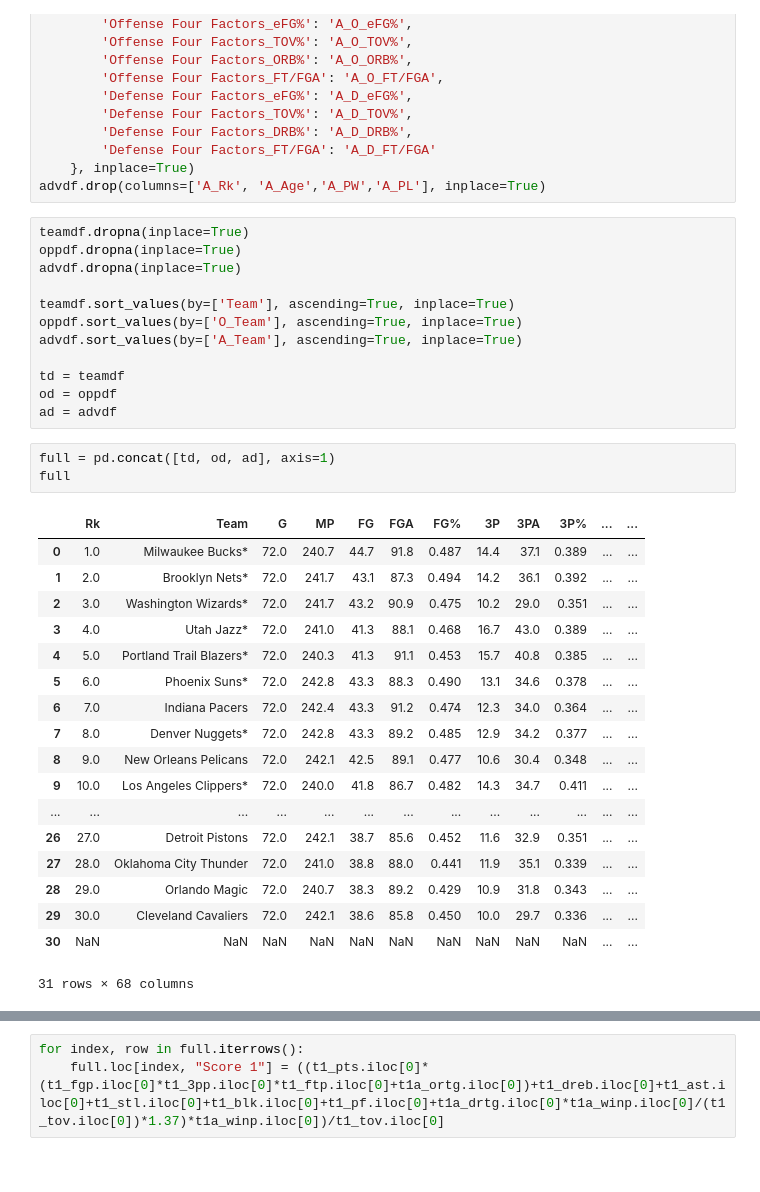
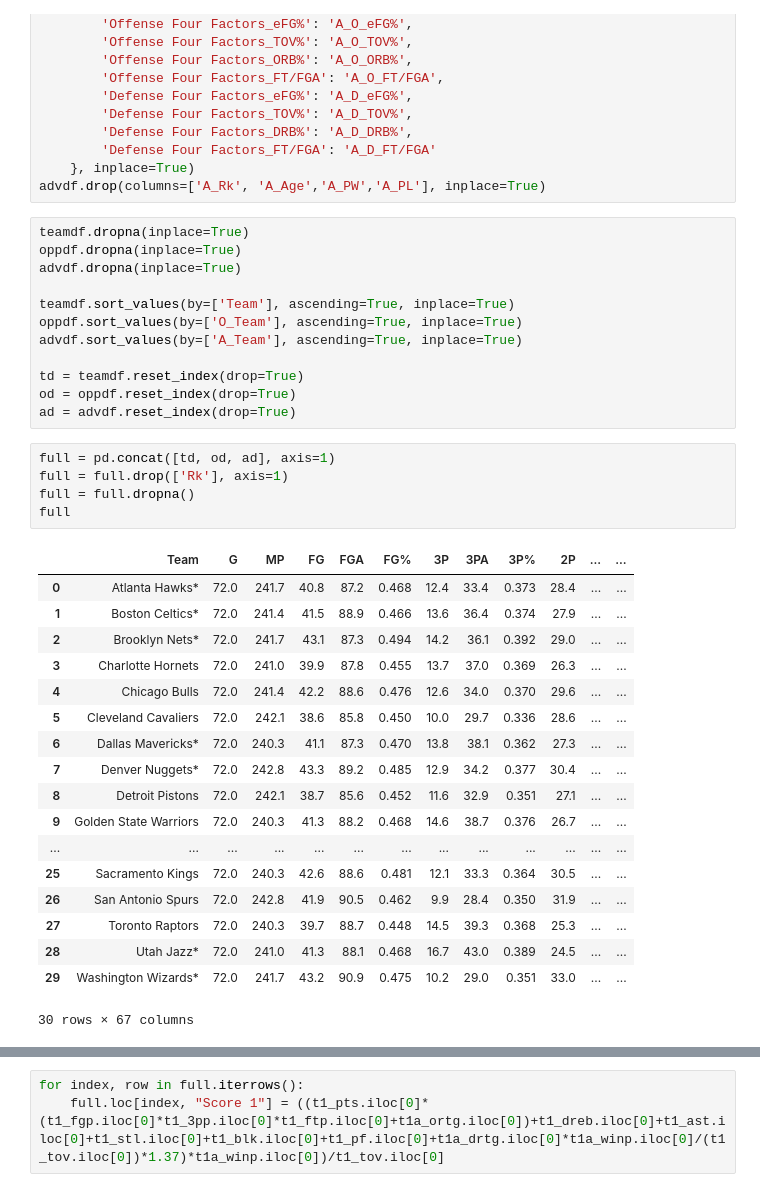
Before and after one commit to MKHN15/NBA-Stat-Padder, a Jupyter notebook: 2021-22 Season/Champion Predictor.ipynb, the cells around one changed output, grey strips where cells are left out. Saved outputs shown, nothing was run; the diff lists cells and outputs as text.

```diff
--- a/2021-22 Season/Champion Predictor.ipynb
+++ b/2021-22 Season/Champion Predictor.ipynb
@@ -116,28 +116,30 @@ teamdf.sort_values(by=['Team'], ascending=True, inplace=True)
 oppdf.sort_values(by=['O_Team'], ascending=True, inplace=True)
 advdf.sort_values(by=['A_Team'], ascending=True, inplace=True)
 
-td = teamdf
-od = oppdf
-ad = advdf
+td = teamdf.reset_index(drop=True)
+od = oppdf.reset_index(drop=True)
+ad = advdf.reset_index(drop=True)
 # %%
 full = pd.concat([td, od, ad], axis=1)
+full = full.drop(['Rk'], axis=1)
+full = full.dropna()
 full
 # %% [output]
-|  | Rk | Team | G | MP | FG | FGA | FG% | 3P | 3PA | 3P% | ... | ... |
-| 0 | 1.0 | Milwaukee Bucks* | 72.0 | 240.7 | 44.7 | 91.8 | 0.487 | 14.4 | 37.1 | 0.389 | ... | ... |
-| 1 | 2.0 | Brooklyn Nets* | 72.0 | 241.7 | 43.1 | 87.3 | 0.494 | 14.2 | 36.1 | 0.392 | ... | ... |
-| 2 | 3.0 | Washington Wizards* | 72.0 | 241.7 | 43.2 | 90.9 | 0.475 | 10.2 | 29.0 | 0.351 | ... | ... |
-| 3 | 4.0 | Utah Jazz* | 72.0 | 241.0 | 41.3 | 88.1 | 0.468 | 16.7 | 43.0 | 0.389 | ... | ... |
-| 4 | 5.0 | Portland Trail Blazers* | 72.0 | 240.3 | 41.3 | 91.1 | 0.453 | 15.7 | 40.8 | 0.385 | ... | ... |
-| 5 | 6.0 | Phoenix Suns* | 72.0 | 242.8 | 43.3 | 88.3 | 0.490 | 13.1 | 34.6 | 0.378 | ... | ... |
-| 6 | 7.0 | Indiana Pacers | 72.0 | 242.4 | 43.3 | 91.2 | 0.474 | 12.3 | 34.0 | 0.364 | ... | ... |
-| 7 | 8.0 | Denver Nuggets* | 72.0 | 242.8 | 43.3 | 89.2 | 0.485 | 12.9 | 34.2 | 0.377 | ... | ... |
-| 8 | 9.0 | New Orleans Pelicans | 72.0 | 242.1 | 42.5 | 89.1 | 0.477 | 10.6 | 30.4 | 0.348 | ... | ... |
-| 9 | 10.0 | Los Angeles Clippers* | 72.0 | 240.0 | 41.8 | 86.7 | 0.482 | 14.3 | 34.7 | 0.411 | ... | ... |
+|  | Team | G | MP | FG | FGA | FG% | 3P | 3PA | 3P% | 2P | ... | ... |
+| 0 | Atlanta Hawks* | 72.0 | 241.7 | 40.8 | 87.2 | 0.468 | 12.4 | 33.4 | 0.373 | 28.4 | ... | ... |
+| 1 | Boston Celtics* | 72.0 | 241.4 | 41.5 | 88.9 | 0.466 | 13.6 | 36.4 | 0.374 | 27.9 | ... | ... |
+| 2 | Brooklyn Nets* | 72.0 | 241.7 | 43.1 | 87.3 | 0.494 | 14.2 | 36.1 | 0.392 | 29.0 | ... | ... |
+| 3 | Charlotte Hornets | 72.0 | 241.0 | 39.9 | 87.8 | 0.455 | 13.7 | 37.0 | 0.369 | 26.3 | ... | ... |
+| 4 | Chicago Bulls | 72.0 | 241.4 | 42.2 | 88.6 | 0.476 | 12.6 | 34.0 | 0.370 | 29.6 | ... | ... |
+| 5 | Cleveland Cavaliers | 72.0 | 242.1 | 38.6 | 85.8 | 0.450 | 10.0 | 29.7 | 0.336 | 28.6 | ... | ... |
+| 6 | Dallas Mavericks* | 72.0 | 240.3 | 41.1 | 87.3 | 0.470 | 13.8 | 38.1 | 0.362 | 27.3 | ... | ... |
+| 7 | Denver Nuggets* | 72.0 | 242.8 | 43.3 | 89.2 | 0.485 | 12.9 | 34.2 | 0.377 | 30.4 | ... | ... |
+| 8 | Detroit Pistons | 72.0 | 242.1 | 38.7 | 85.6 | 0.452 | 11.6 | 32.9 | 0.351 | 27.1 | ... | ... |
+| 9 | Golden State Warriors | 72.0 | 240.3 | 41.3 | 88.2 | 0.468 | 14.6 | 38.7 | 0.376 | 26.7 | ... | ... |
 | ... | ... | ... | ... | ... | ... | ... | ... | ... | ... | ... | ... | ... |
-| 26 | 27.0 | Detroit Pistons | 72.0 | 242.1 | 38.7 | 85.6 | 0.452 | 11.6 | 32.9 | 0.351 | ... | ... |
-| 27 | 28.0 | Oklahoma City Thunder | 72.0 | 241.0 | 38.8 | 88.0 | 0.441 | 11.9 | 35.1 | 0.339 | ... | ... |
-| 28 | 29.0 | Orlando Magic | 72.0 | 240.7 | 38.3 | 89.2 | 0.429 | 10.9 | 31.8 | 0.343 | ... | ... |
-| 29 | 30.0 | Cleveland Cavaliers | 72.0 | 242.1 | 38.6 | 85.8 | 0.450 | 10.0 | 29.7 | 0.336 | ... | ... |
-| 30 | NaN | NaN | NaN | NaN | NaN | NaN | NaN | NaN | NaN | NaN | ... | ... |
+| 25 | Sacramento Kings | 72.0 | 240.3 | 42.6 | 88.6 | 0.481 | 12.1 | 33.3 | 0.364 | 30.5 | ... | ... |
+| 26 | San Antonio Spurs | 72.0 | 242.8 | 41.9 | 90.5 | 0.462 | 9.9 | 28.4 | 0.350 | 31.9 | ... | ... |
+| 27 | Toronto Raptors | 72.0 | 240.3 | 39.7 | 88.7 | 0.448 | 14.5 | 39.3 | 0.368 | 25.3 | ... | ... |
+| 28 | Utah Jazz* | 72.0 | 241.0 | 41.3 | 88.1 | 0.468 | 16.7 | 43.0 | 0.389 | 24.5 | ... | ... |
+| 29 | Washington Wizards* | 72.0 | 241.7 | 43.2 | 90.9 | 0.475 | 10.2 | 29.0 | 0.351 | 33.0 | ... | ... |
-31 rows × 68 columns
+30 rows × 67 columns
```
Also changed, not shown: parts of 11 cells of this notebook, 1 other file.
